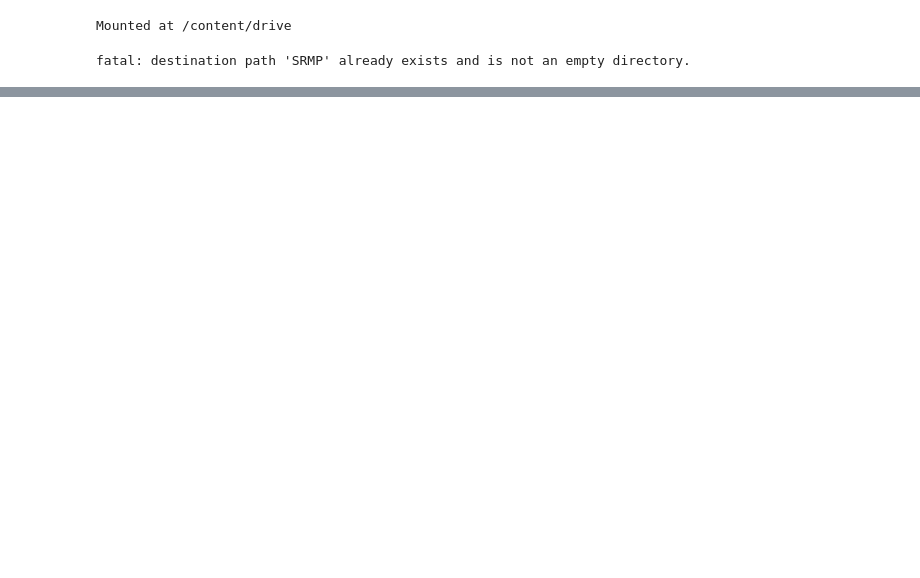
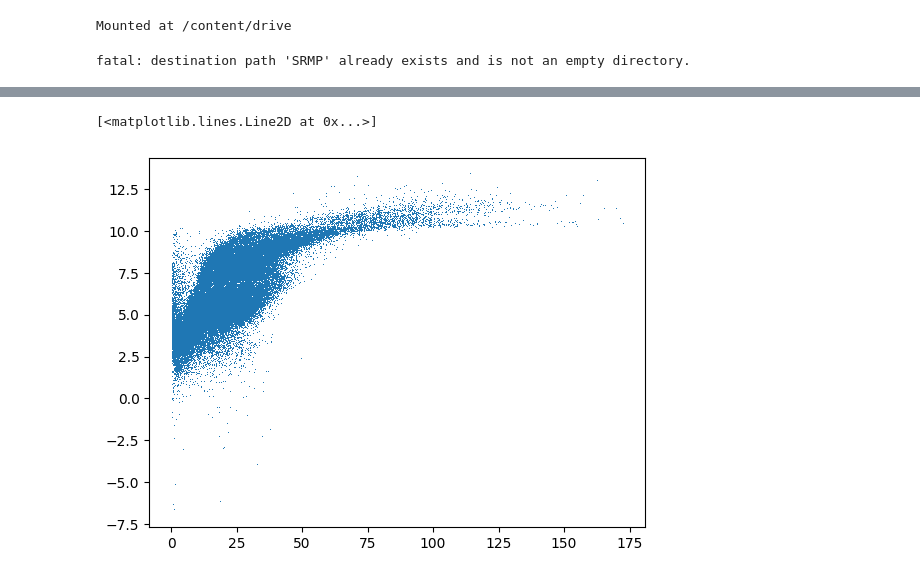
Before and after one commit to BelenKohl/SRMP, a Jupyter notebook: Nov21_kohl.ipynb, the cells around one changed output, grey strips where cells are left out. Saved outputs shown, nothing was run; the diff lists cells and outputs as text; code cells hidden in the pictures; blank space fills up the shorter version.

```diff
--- a/Nov21_kohl.ipynb
+++ b/Nov21_kohl.ipynb
@@ -28,0 +39,5 @@ import
+# %%
+plt.plot(df['Prot'],df['abs_G'],',')
+# %% [output]
+[<matplotlib.lines.Line2D at 0x...>]
+[figure, added]
```
Also changed, not shown: parts of 11 cells of this notebook.
